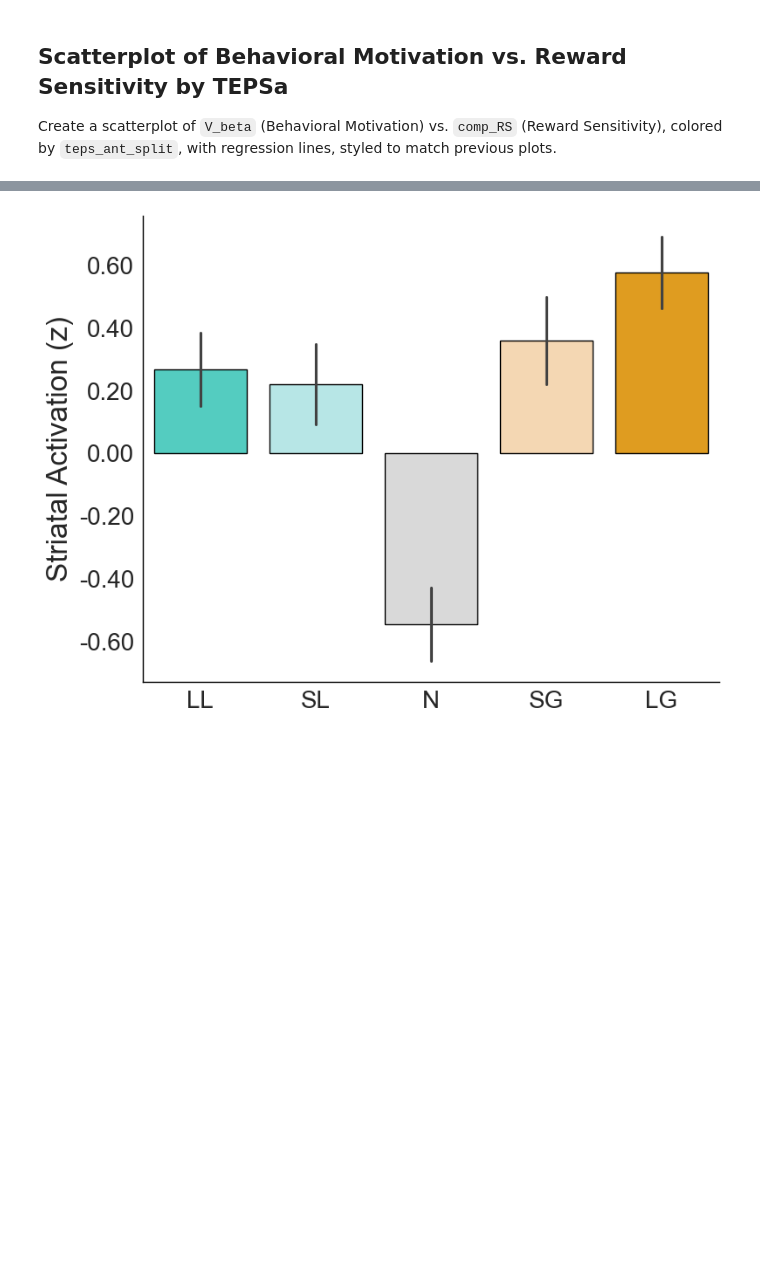
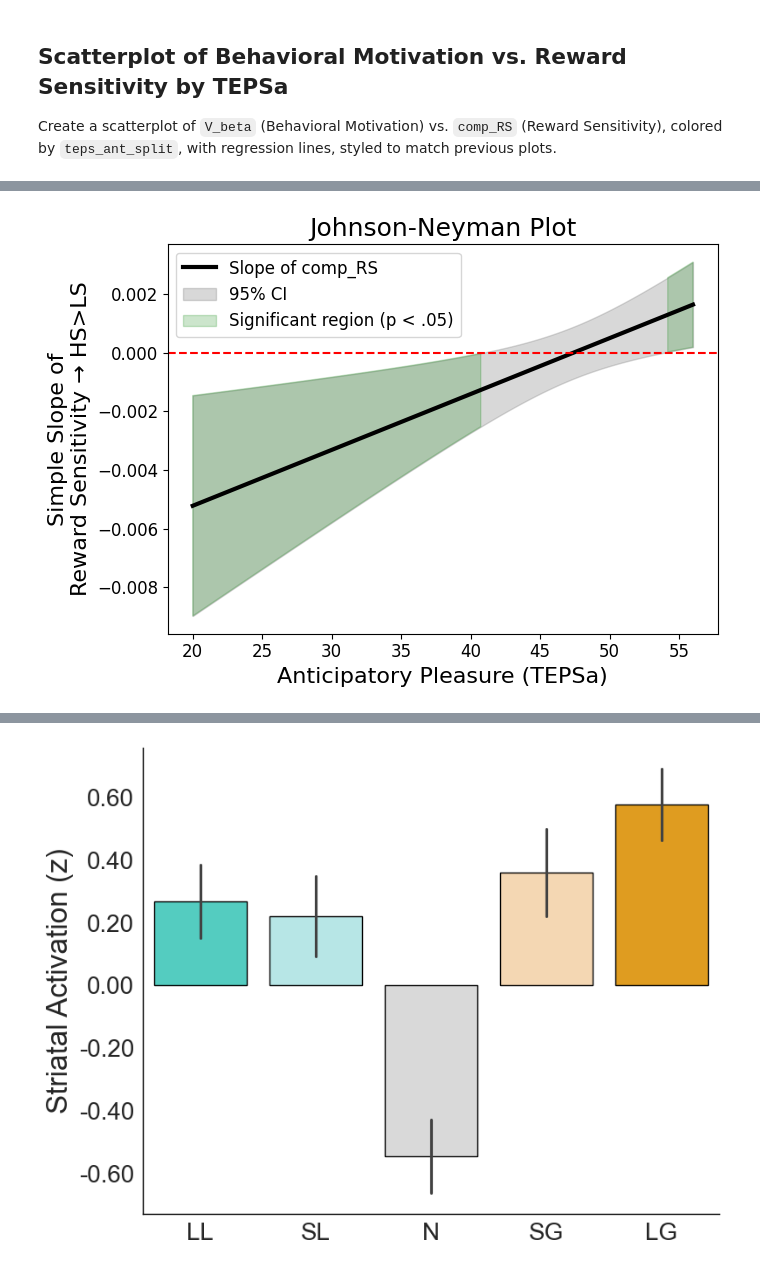
Before and after one commit to DVS-Lab/istart-mid-clean, a Jupyter notebook: code/Behave_pub.ipynb, the cells around one changed output, grey strips where cells are left out. Cells and saved outputs as stored; diff of their text form; code cells hidden in the pictures; blank space fills up the shorter version.

```diff
--- a/code/Behave_pub.ipynb
+++ b/code/Behave_pub.ipynb
@@ -659,0 +534,87 @@ strong multicollinearity or other numerical problems.
+# %%
+import pandas as pd
+import seaborn as sns
+import matplotlib.pyplot as plt
+import statsmodels.formula.api as smf
+import numpy as np
+import statsmodels.api as sm
+from scipy.stats import norm
+
+# Load and clean data
+file_path = '~/Documents/Github/istart-mid-clean/code/total_df_n46.xlsx'
+df = pd.read_excel(file_path)
+df_plot = df[['comp_RS', 'V_beta', 'score_teps_con', 'score_teps_ant']].dropna().copy()
+
+# Fit linear model with interaction
+model = smf.ols('V_beta ~ score_teps_con + comp_RS * score_teps_ant', data=df_plot).fit()
+
+# Create a grid of moderator values (score_teps_ant)
+mod_range = np.linspace(df_plot['score_teps_ant'].min(), df_plot['score_teps_ant'].max(), 100)
+
+# Compute simple slopes of comp_RS at each level of the moderator
+simple_slopes = []
+stderr = []
+pvals = []
+
+score_teps_con_mean = df_plot['score_teps_con'].mean()
+
+for value in mod_range:
+    # Create temporary dataframe for this level of moderator
+    temp_df = pd.DataFrame({
+        'comp_RS': df_plot['comp_RS'],
+        'score_teps_ant': value,
+        'score_teps_con': score_teps_con_mean
+    })
+
+    # Compute marginal effect of comp_RS at this level
+    # This is done using the model's parameters: slope = b1 + b3*mod_value
+    # and the variance of the estimate
+    params = model.params
+    cov = model.cov_params()
+
+    # Slope of comp_RS at this level of moderator
+    slope = params['comp_RS'] + params['comp_RS:score_teps_ant'] * value
+    simple_slopes.append(slope)
+
+    # Compute standard error of the simple slope
+    se = np.sqrt(
+        cov.loc['comp_RS', 'comp_RS'] +
+        2 * value * cov.loc['comp_RS', 'comp_RS:score_teps_ant'] +
+        value ** 2 * cov.loc['comp_RS:score_teps_ant', 'comp_RS:score_teps_ant']
+    )
+    stderr.append(se)
+
+    # Compute p-value for test of slope = 0
+    tval = slope / se
+    pval = 2 * (1 - norm.cdf(np.abs(tval)))
+    pvals.append(pval)
+
+simple_slopes = np.array(simple_slopes)
+stderr = np.array(stderr)
+pvals = np.array(pvals)
+
+# Confidence intervals
+lower = simple_slopes - 1.96 * stderr
+upper = simple_slopes + 1.96 * stderr
+
+# Plotting
+plt.figure(figsize=(7, 5))
+plt.plot(mod_range, simple_slopes, color='black', linewidth=3, label='Slope of comp_RS')
+plt.fill_between(mod_range, lower, upper, color='gray', alpha=0.3, label='95% CI')
+
+# Highlight regions where the slope is significant
+plt.axhline(0, color='red', linestyle='--', linewidth=1.5)
+plt.fill_between(mod_range, lower, upper, where=(pvals < 0.05), color='green', alpha=0.2, label='Significant region (p < .05)')
+
+# Labels and formatting
+plt.xlabel('Anticipatory Pleasure (TEPSa)', fontsize=16)
+plt.ylabel('Simple Slope of\nReward Sensitivity → HS>LS', fontsize=16)
+plt.title('Johnson-Neyman Plot', fontsize=18)
+plt.xticks(fontsize=12)
+plt.yticks(fontsize=12)
+plt.legend(fontsize=12)
+plt.tight_layout()
+plt.savefig('johnson_neyman_plot.svg', format='svg')
+plt.show()
+# %% [output]
+[figure, added]
```
Also changed, not shown: parts of 17 cells of this notebook, 11 other files.
